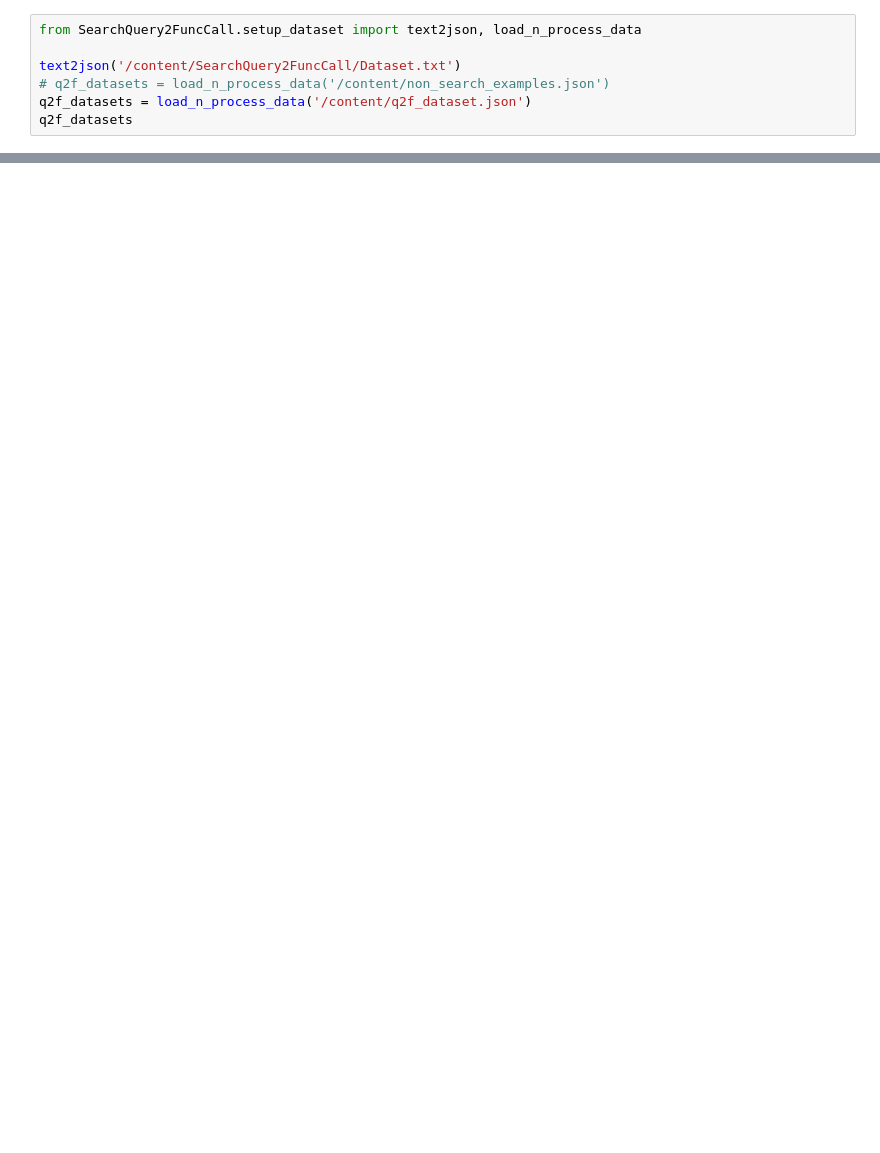
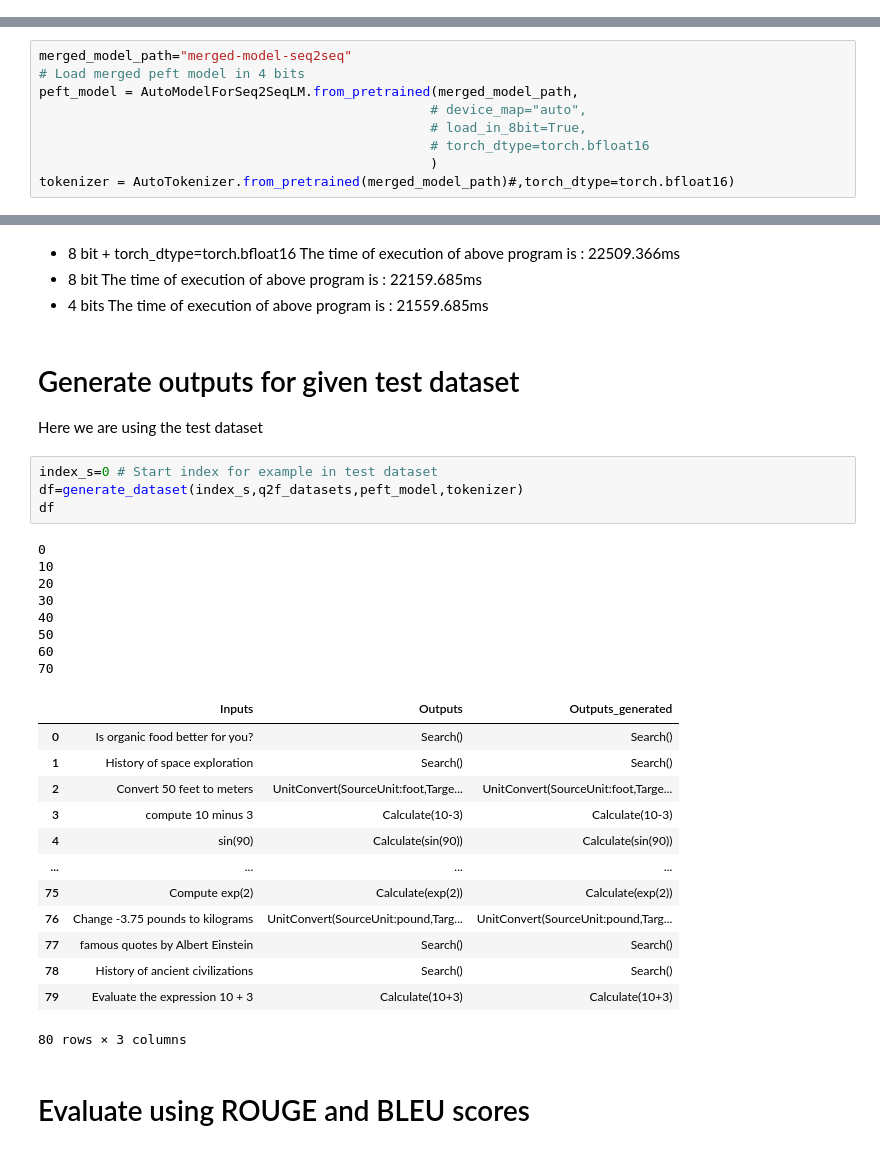
Before and after one commit to XiaoLIUau/SearchQuery2FuncCall, a Jupyter notebook: Solution_finetune_local_Seq2SeqModel_peft.ipynb, the cells around one changed output, grey strips where cells are left out. Cells and saved outputs as stored; diff of their text form; blank space fills up the shorter version.

```diff
--- a/Solution_finetune_local_Seq2SeqModel_peft.ipynb
+++ b/Solution_finetune_local_Seq2SeqModel_peft.ipynb
@@ -31,7 +0,0 @@ from peft import PeftModel, LoraConfig, get_peft_model, TaskType
-# %%
-from SearchQuery2FuncCall.setup_dataset import text2json, load_n_process_data
-
-text2json('/content/SearchQuery2FuncCall/Dataset.txt')
-# q2f_datasets = load_n_process_data('/content/non_search_examples.json')
-q2f_datasets = load_n_process_data('/content/q2f_dataset.json')
-q2f_datasets
@@ -264,0 +363,9 @@ print(API_model_results)
+# %%
+merged_model_path="merged-model-seq2seq"
+# Load merged peft model in 4 bits
+peft_model = AutoModelForSeq2SeqLM.from_pretrained(merged_model_path,
+                                                  # device_map="auto",
+                                                  # load_in_8bit=True,
+                                                  # torch_dtype=torch.bfloat16
+                                                  )
+tokenizer = AutoTokenizer.from_pretrained(merged_model_path)#,torch_dtype=torch.bfloat16)
@@ -264,0 +398,38 @@ print(API_model_results)
+# %% [markdown]
+* 8 bit + torch_dtype=torch.bfloat16
+The time of execution of above program is : 22509.366ms
+* 8 bit
+The time of execution of above program is : 22159.685ms
+* 4 bits
+The time of execution of above program is : 21559.685ms
+# %% [markdown]
+# Generate outputs for given test dataset
+Here we are using the test dataset
+# %%
+index_s=0 # Start index for example in test dataset
+df=generate_dataset(index_s,q2f_datasets,peft_model,tokenizer)
+df
+# %% [output]
+0
+10
+20
+30
+40
+50
+60
+70
+|  | Inputs | Outputs | Outputs_generated |
+| 0 | Is organic food better for you? | Search() | Search() |
+| 1 | History of space exploration | Search() | Search() |
+| 2 | Convert 50 feet to meters | UnitConvert(SourceUnit:foot,Targe... | UnitConvert(SourceUnit:foot,Targe... |
+| 3 | compute 10 minus 3 | Calculate(10-3) | Calculate(10-3) |
+| 4 | sin(90) | Calculate(sin(90)) | Calculate(sin(90)) |
+| ... | ... | ... | ... |
+| 75 | Compute exp(2) | Calculate(exp(2)) | Calculate(exp(2)) |
+| 76 | Change -3.75 pounds to kilograms | UnitConvert(SourceUnit:pound,Targ... | UnitConvert(SourceUnit:pound,Targ... |
+| 77 | famous quotes by Albert Einstein | Search() | Search() |
+| 78 | History of ancient civilizations | Search() | Search() |
+| 79 | Evaluate the expression 10 + 3 | Calculate(10+3) | Calculate(10+3) |
+80 rows × 3 columns
+# %% [markdown]
+# Evaluate using ROUGE and BLEU scores
```
Also changed, not shown: parts of 45 cells of this notebook.
